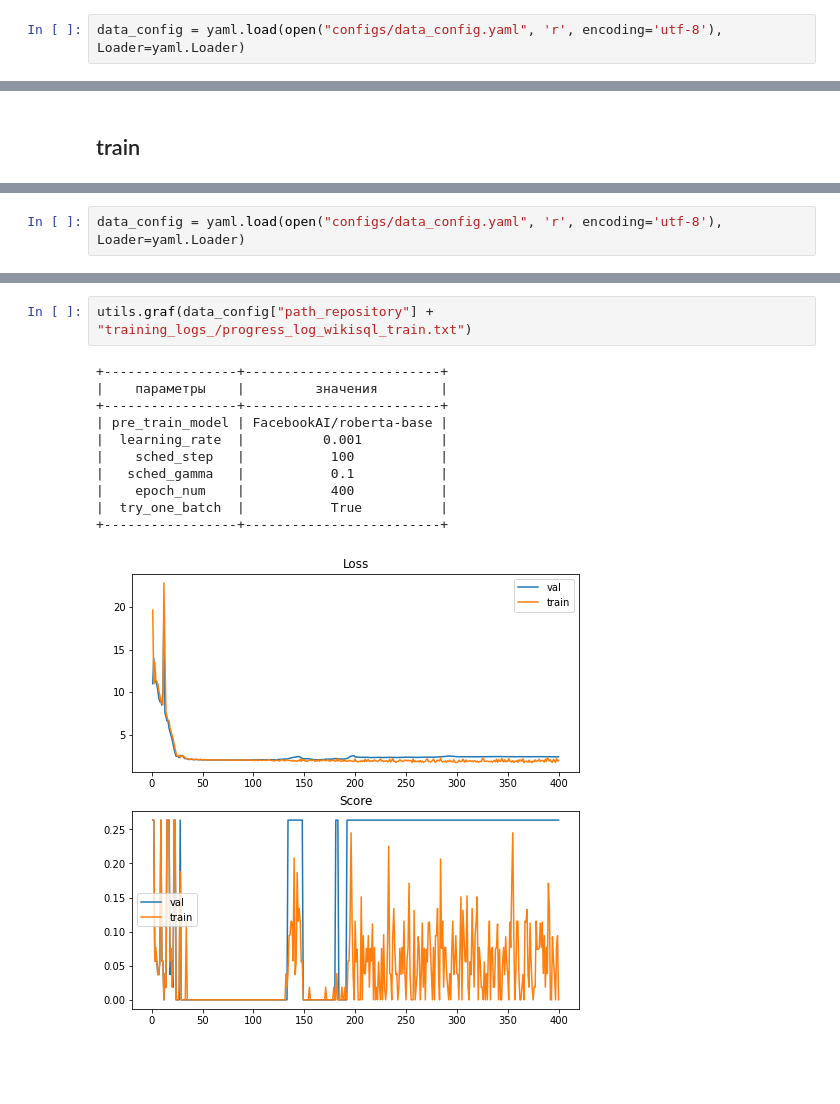
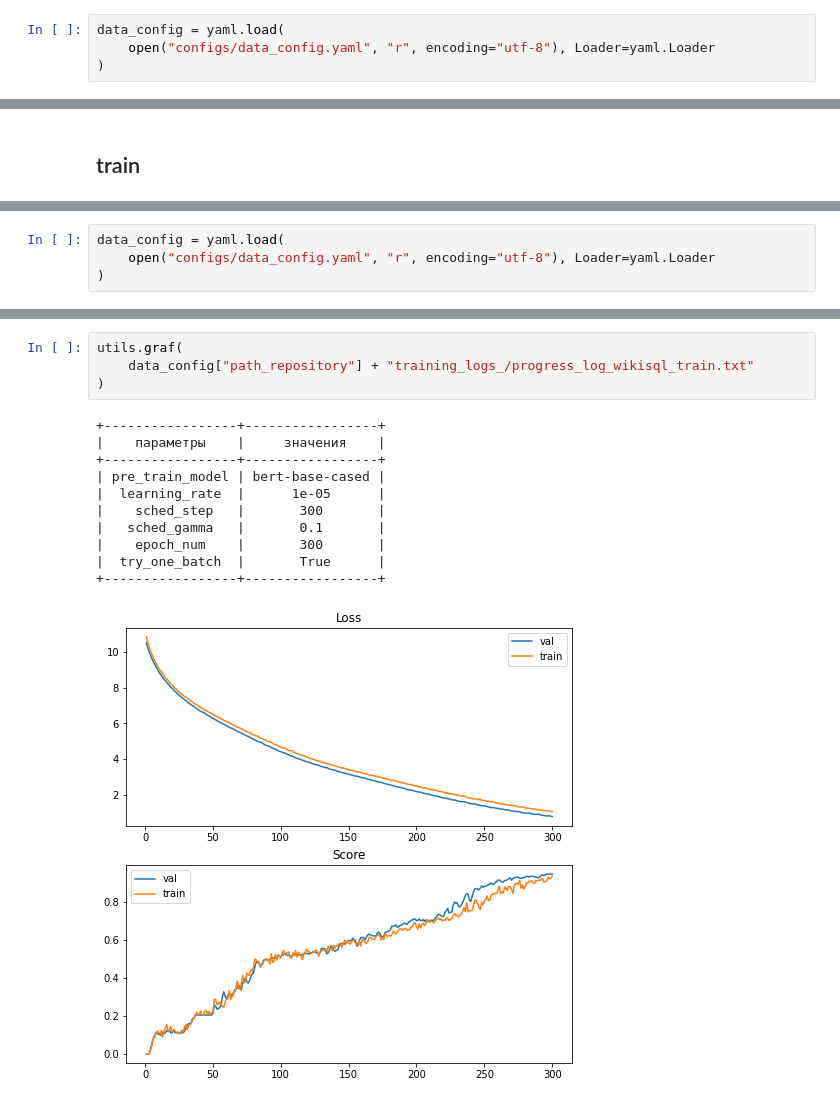
Before and after one commit to cvetoc/diploma, a Jupyter notebook: Training.ipynb, the cells around one changed output, grey strips where cells are left out. Drawn from its saved outputs; the diff is of its cells as text; blank space fills up the shorter version.

Commit message:
feat: add text2sql model

```diff
--- a/Training.ipynb
+++ b/Training.ipynb
@@ -56,3 +64,5 @@ torch.save(model.state_dict(), "save_model_pre_train_"+name_exp+".pt")
 # %%
-data_config = yaml.load(open("configs/data_config.yaml", 'r', encoding='utf-8'), Loader=yaml.Loader)
+data_config = yaml.load(
+    open("configs/data_config.yaml", "r", encoding="utf-8"), Loader=yaml.Loader
+)
 # %%
@@ -115,2 +94,4 @@ torch.save(model.state_dict(), "save_model_train_"+name_exp+".pt")
 # %%
-data_config = yaml.load(open("configs/data_config.yaml", 'r', encoding='utf-8'), Loader=yaml.Loader)
+data_config = yaml.load(
+    open("configs/data_config.yaml", "r", encoding="utf-8"), Loader=yaml.Loader
+)
@@ -117,14 +178,16 @@ data_config = yaml.load(open("configs/data_config.yaml", 'r', encoding='utf-8'),
 # %%
-utils.graf(data_config["path_repository"] + "training_logs_/progress_log_wikisql_train.txt")
+utils.graf(
+    data_config["path_repository"] + "training_logs_/progress_log_wikisql_train.txt"
+)
 # %% [output]
-+-----------------+-------------------------+
-|    параметры    |         значения        |
-+-----------------+-------------------------+
-| pre_train_model | FacebookAI/roberta-base |
-|  learning_rate  |          0.001          |
-|    sched_step   |           100           |
-|   sched_gamma   |           0.1           |
-|    epoch_num    |           400           |
-|  try_one_batch  |           True          |
-+-----------------+-------------------------+
++-----------------+-----------------+
+|    параметры    |     значения    |
++-----------------+-----------------+
+| pre_train_model | bert-base-cased |
+|  learning_rate  |      1e-05      |
+|    sched_step   |       300       |
+|   sched_gamma   |       0.1       |
+|    epoch_num    |       300       |
+|  try_one_batch  |       True      |
++-----------------+-----------------+
-[figure, old version]
+[figure, new version]
```
Also changed, not shown: parts of 28 cells of this notebook, 9 other files.
